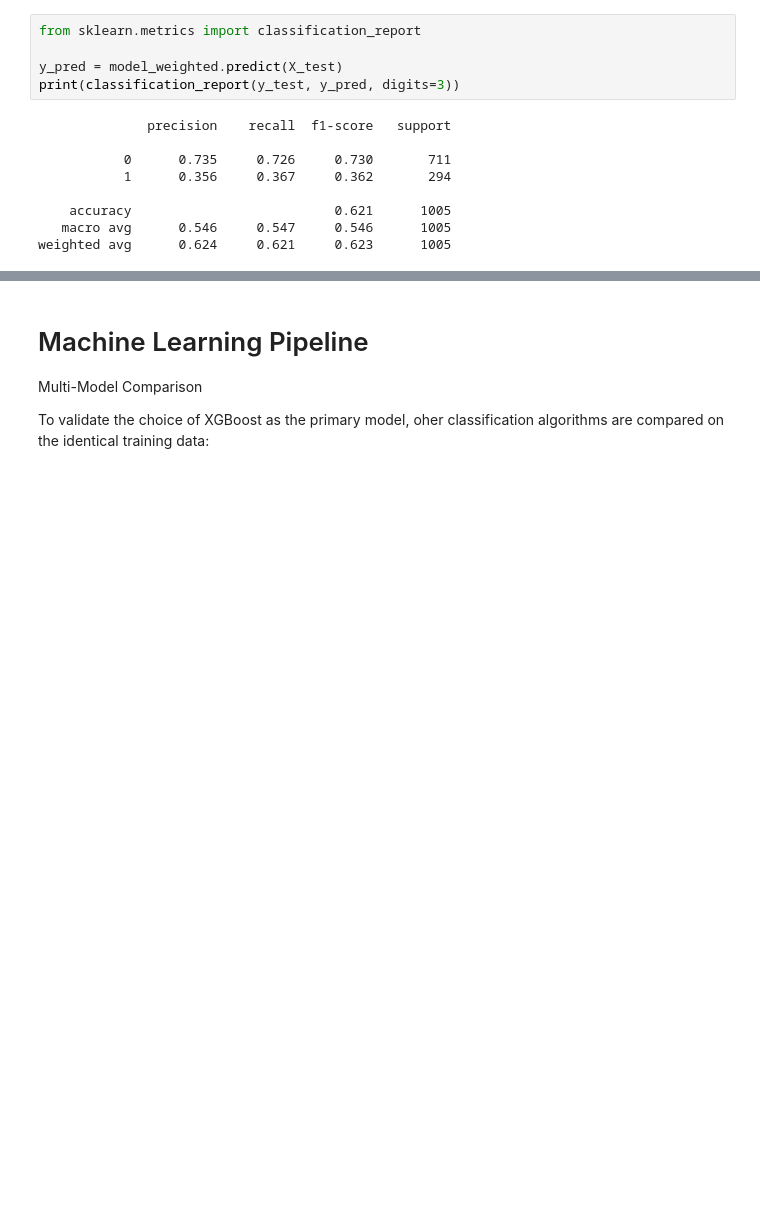
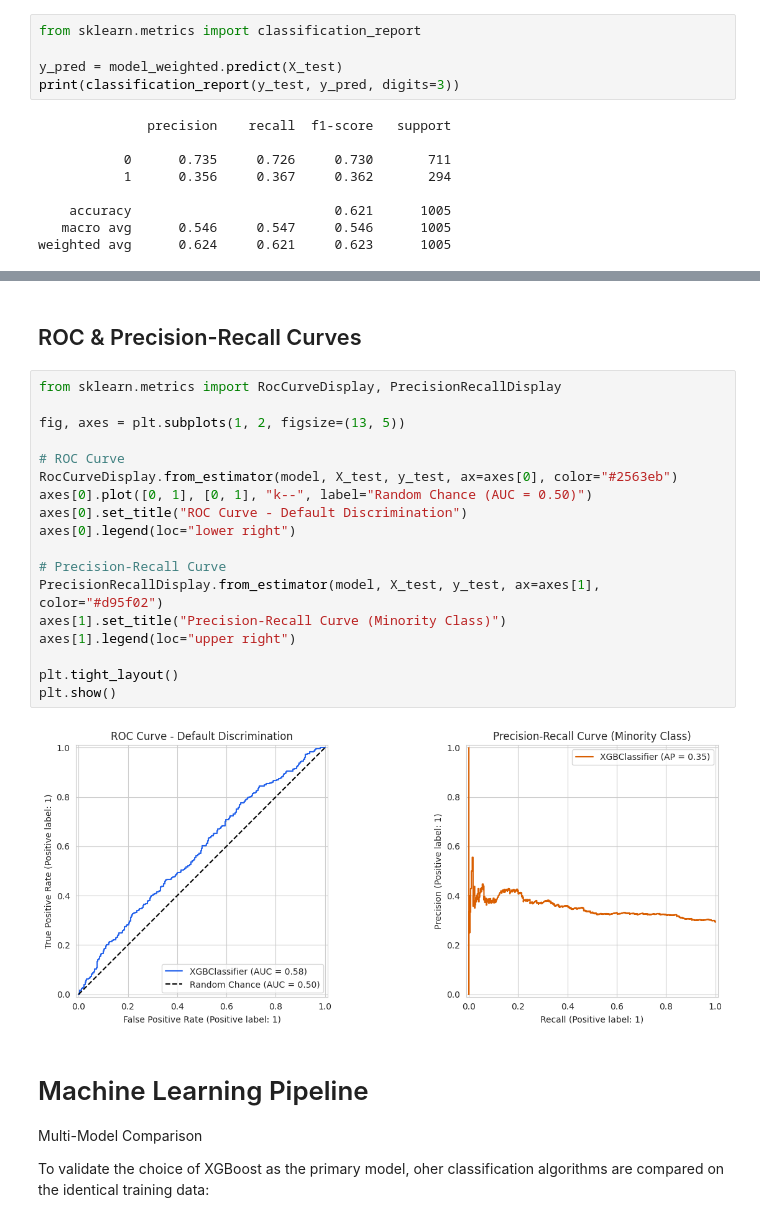
Before and after one commit to Zard3017/CreditScoring_system, a Jupyter notebook: notebooks/credit_scoring.ipynb, the cells around one changed output, grey strips where cells are left out. Drawn from its saved outputs; the diff is of its cells as text; blank space fills up the shorter version.

```diff
--- a/notebooks/credit_scoring.ipynb
+++ b/notebooks/credit_scoring.ipynb
@@ -1010,3 +1061,25 @@ weighted avg      0.624     0.621     0.623      1005
+# %% [markdown]
+## ROC & Precision-Recall Curves
+# %%
+from sklearn.metrics import RocCurveDisplay, PrecisionRecallDisplay
+
+fig, axes = plt.subplots(1, 2, figsize=(13, 5))
+
+# ROC Curve
+RocCurveDisplay.from_estimator(model, X_test, y_test, ax=axes[0], color="#2563eb")
+axes[0].plot([0, 1], [0, 1], "k--", label="Random Chance (AUC = 0.50)")
+axes[0].set_title("ROC Curve - Default Discrimination")
+axes[0].legend(loc="lower right")
+
+# Precision-Recall Curve
+PrecisionRecallDisplay.from_estimator(model, X_test, y_test, ax=axes[1], color="#d95f02")
+axes[1].set_title("Precision-Recall Curve (Minority Class)")
+axes[1].legend(loc="upper right")
+
+plt.tight_layout()
+plt.show()
+# %% [output]
+[figure, added]
 # %% [markdown]
 # Machine Learning Pipeline
 
```
Also changed, not shown: parts of 2 cells of this notebook.
